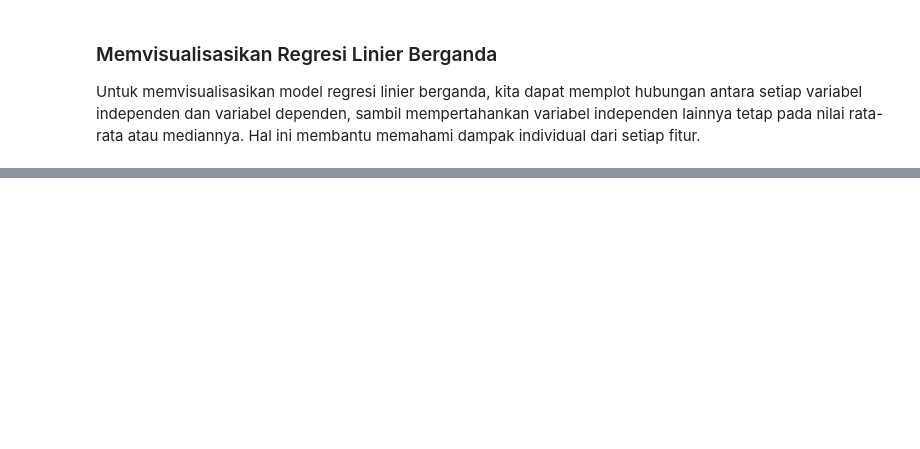
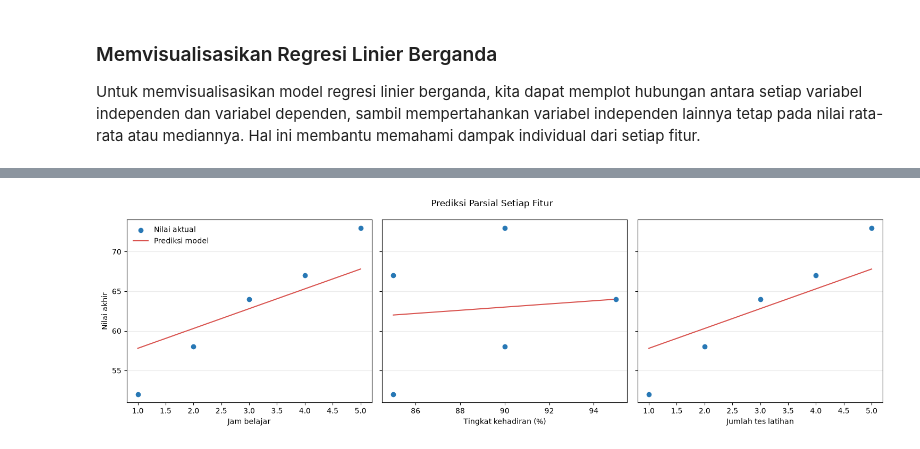
Before and after one commit to harrisariefkamis/PROJECT-DATA-SCIENTIST, a Jupyter notebook: CASE_STUDY_MODEL_REGRESI_LINEAR.ipynb, the cells around one changed output, grey strips where cells are left out. Saved outputs shown, nothing was run; the diff lists cells and outputs as text; code cells hidden in the pictures; blank space fills up the shorter version.

```diff
--- a/CASE_STUDY_MODEL_REGRESI_LINEAR.ipynb
+++ b/CASE_STUDY_MODEL_REGRESI_LINEAR.ipynb
@@ -210,0 +133,43 @@ plt.show()
+# %%
+feature_labels = {
+    "Hours_Studied": "Jam belajar",
+    "Attendance_Rate": "Tingkat kehadiran (%)",
+    "Practice_Tests_Taken": "Jumlah tes latihan",
+}
+feature_means = X.mean()
+fig, axes = plt.subplots(ncols=len(FEATURE_COLUMNS), figsize=(15, 4.5), sharey=True)
+
+for axis, feature in zip(axes, FEATURE_COLUMNS):
+    feature_values = np.linspace(df[feature].min(), df[feature].max(), 100)
+    prediction_data = pd.DataFrame(
+        {
+            column: np.full(len(feature_values), feature_means[column])
+            for column in FEATURE_COLUMNS
+        }
+    )
+    prediction_data[feature] = feature_values
+    predicted_values = model.predict(prediction_data.loc[:, FEATURE_COLUMNS])
+
+    axis.scatter(
+        df[feature],
+        y,
+        color="#2878B5",
+        label="Nilai aktual",
+        zorder=3,
+    )
+    axis.plot(
+        feature_values,
+        predicted_values,
+        color="#D9534F",
+        label="Prediksi model",
+    )
+    axis.set_xlabel(feature_labels[feature])
+    axis.grid(axis="y", alpha=0.25)
+
+axes[0].set_ylabel("Nilai akhir")
+axes[0].legend(frameon=False)
+fig.suptitle("Prediksi Parsial Setiap Fitur")
+fig.tight_layout()
+plt.show()
+# %% [output]
+[figure, added]
```
Also changed, not shown: parts of 11 cells of this notebook, 9 other files.
